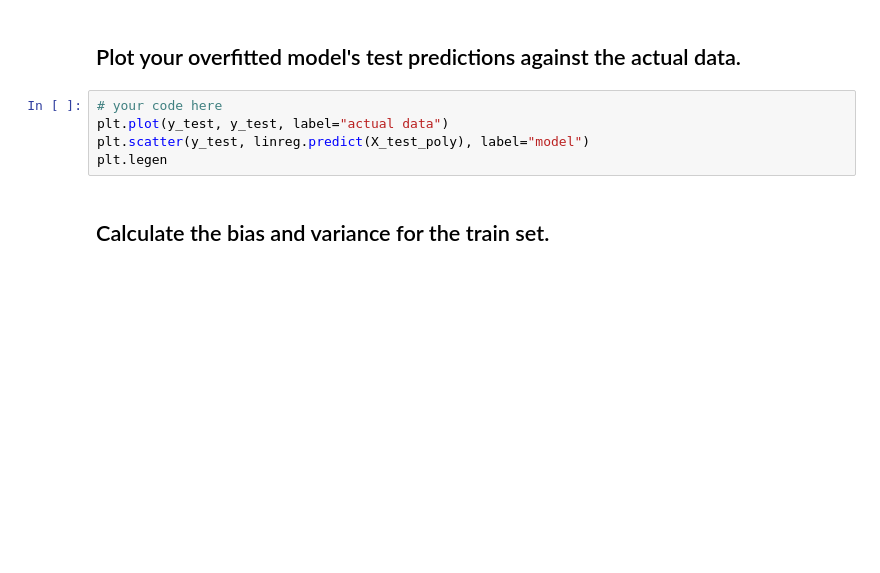
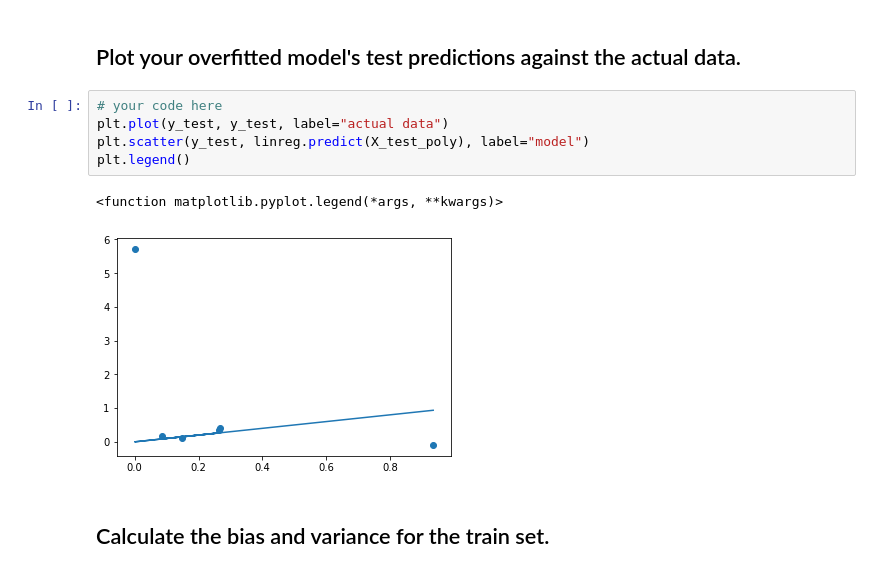
Before and after one commit to abukhimani/dsc-2-24-08-bias-variance-trade-off-lab-nyc-ds-career-012819, a Jupyter notebook: index.ipynb, the cells around one changed output. Cells and saved outputs as stored; diff of their text form; blank space fills up the shorter version.

```diff
--- a/index.ipynb
+++ b/index.ipynb
@@ -208,8 +208,11 @@ b, v
 # %%
 # your code here
 plt.plot(y_test, y_test, label="actual data")
 plt.scatter(y_test, linreg.predict(X_test_poly), label="model")
-plt.legen
+plt.legend()
+# %% [output]
+<function matplotlib.pyplot.legend(*args, **kwargs)>
+[figure, added]
 # %% [markdown]
 ##  Calculate the bias and variance for the train set.
 # %%
```
